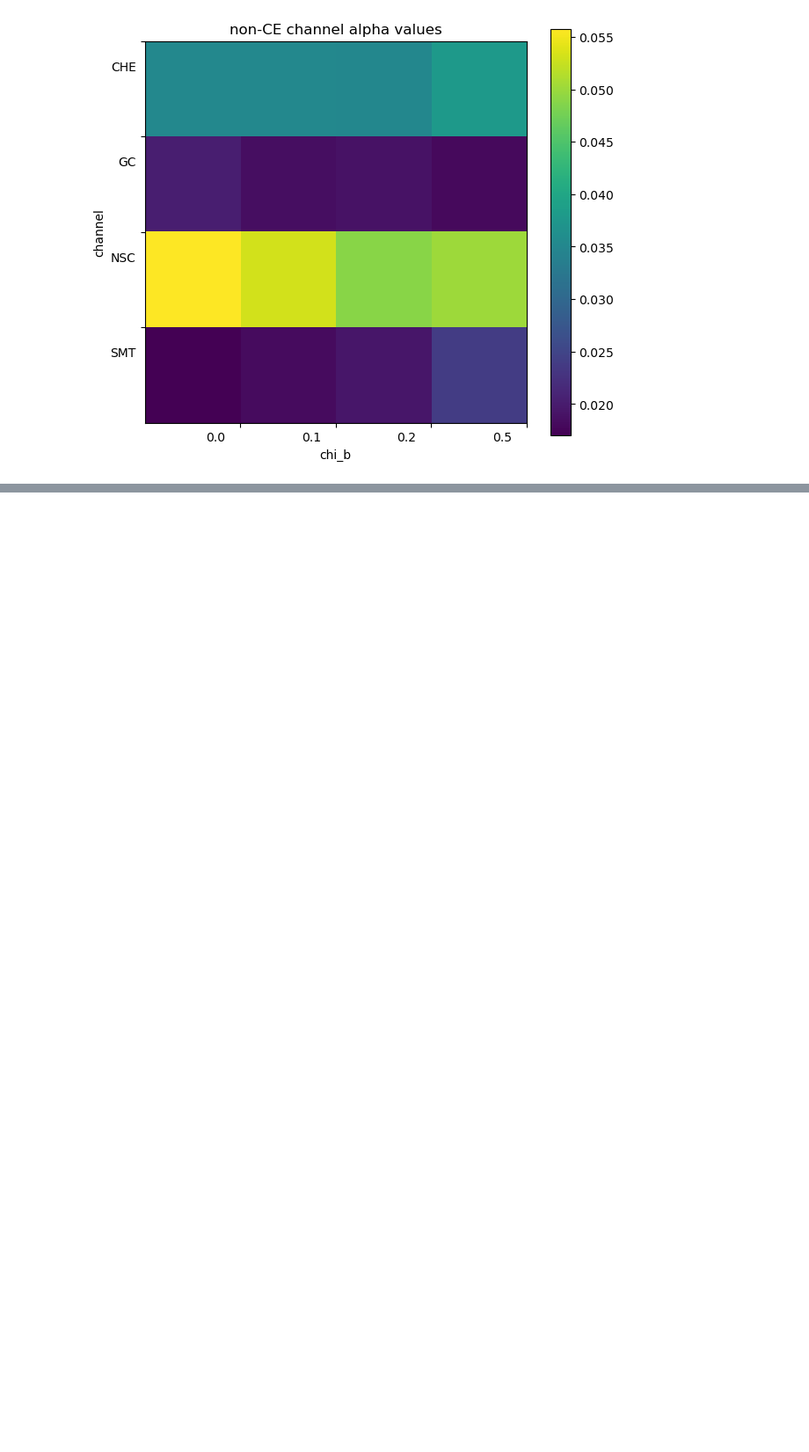
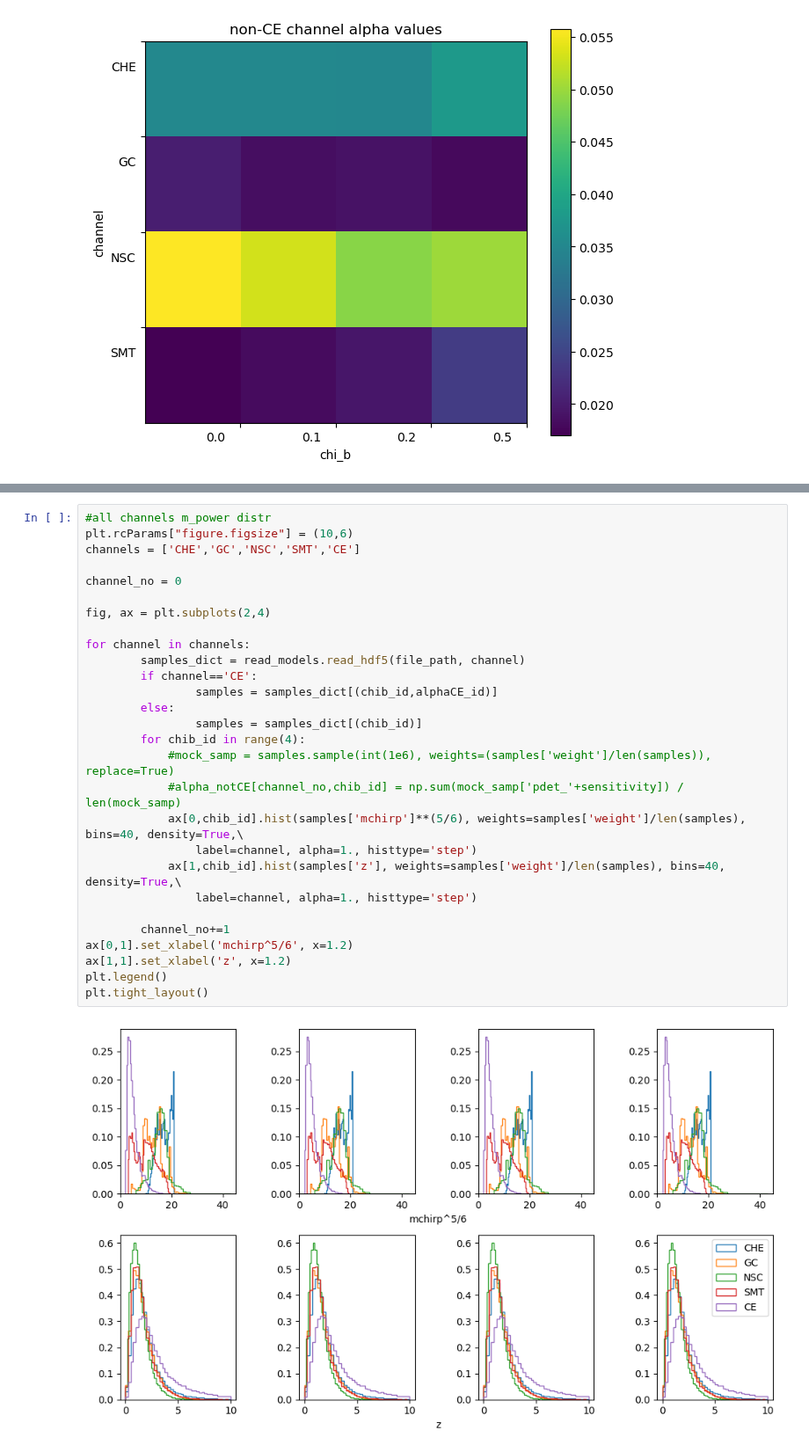
Before and after one commit to scolloms/AMAZE_model_selection, a Jupyter notebook: testing_notebooks/alpha_sensitivity_interp.ipynb, the cells around one changed output, grey strips where cells are left out. Shown at 88% size. Drawn from its saved outputs; the diff is of its cells as text; blank space fills up the shorter version.

```diff
--- a/testing_notebooks/alpha_sensitivity_interp.ipynb
+++ b/testing_notebooks/alpha_sensitivity_interp.ipynb
@@ -325,0 +344,30 @@ for channel in channels:
+# %%
+#all channels m_power distr
+plt.rcParams["figure.figsize"] = (10,6)
+channels = ['CHE','GC','NSC','SMT','CE']
+
+channel_no = 0
+
+fig, ax = plt.subplots(2,4)
+
+for channel in channels:
+        samples_dict = read_models.read_hdf5(file_path, channel)
+        if channel=='CE':
+                samples = samples_dict[(chib_id,alphaCE_id)]
+        else:
+                samples = samples_dict[(chib_id)]
+        for chib_id in range(4):
+            #mock_samp = samples.sample(int(1e6), weights=(samples['weight']/len(samples)), replace=True)
+            #alpha_notCE[channel_no,chib_id] = np.sum(mock_samp['pdet_'+sensitivity]) / len(mock_samp)
+            ax[0,chib_id].hist(samples['mchirp']**(5/6), weights=samples['weight']/len(samples), bins=40, density=True,\
+                label=channel, alpha=1., histtype='step')
+            ax[1,chib_id].hist(samples['z'], weights=samples['weight']/len(samples), bins=40, density=True,\
+                label=channel, alpha=1., histtype='step')
+
+        channel_no+=1
+ax[0,1].set_xlabel('mchirp^5/6', x=1.2)
+ax[1,1].set_xlabel('z', x=1.2)
+plt.legend()
+plt.tight_layout()
+# %% [output]
+[figure, added]
```
Also changed, not shown: parts of 7 cells of this notebook.
